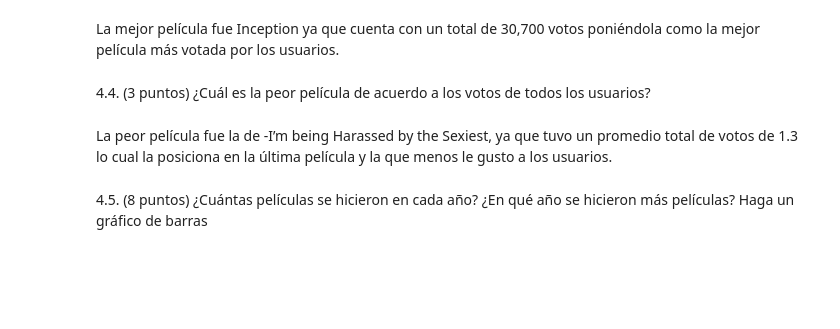
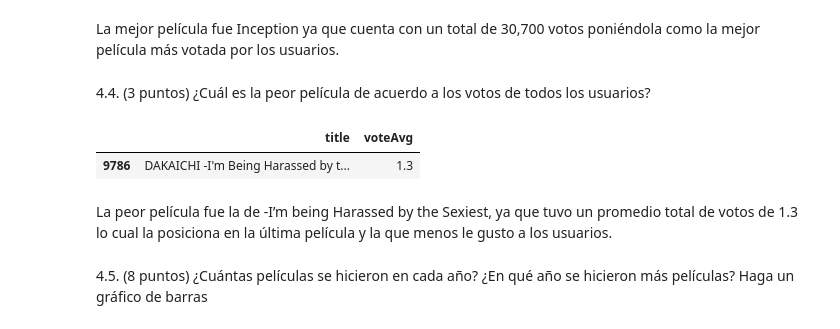
Before and after one commit to estebandonis/HT1-MineriadeDatos, a Jupyter notebook: ht1.ipynb, the cells around one changed output. Drawn from its saved outputs; the diff is of its cells as text; code cells hidden in the pictures; blank space fills up the shorter version.

```diff
--- a/ht1.ipynb
+++ b/ht1.ipynb
@@ -134,7 +143,10 @@ La mejor película fue Inception ya que cuenta con un total de 30,700 votos poni
 4.4. (3 puntos) ¿Cuál es la peor película de acuerdo a los votos de todos los usuarios?
 # %%
 peor_pelicula = df.sort_values(by="voteAvg", ascending=True).head(1)
-print(peor_pelicula[["title", "voteAvg"]])
+peor_pelicula[["title", "voteAvg"]]
+# %% [output]
+|  | title | voteAvg |
+| 9786 | DAKAICHI -I'm Being Harassed by t... | 1.3 |
 # %% [markdown]
 La peor película fue  la de -I’m being Harassed by the Sexiest, ya que tuvo un promedio total de votos de 1.3 lo cual la posiciona en la última película y la que menos le gusto a los usuarios.
 # %% [markdown]
```
Also changed, not shown: parts of 12 cells of this notebook.
